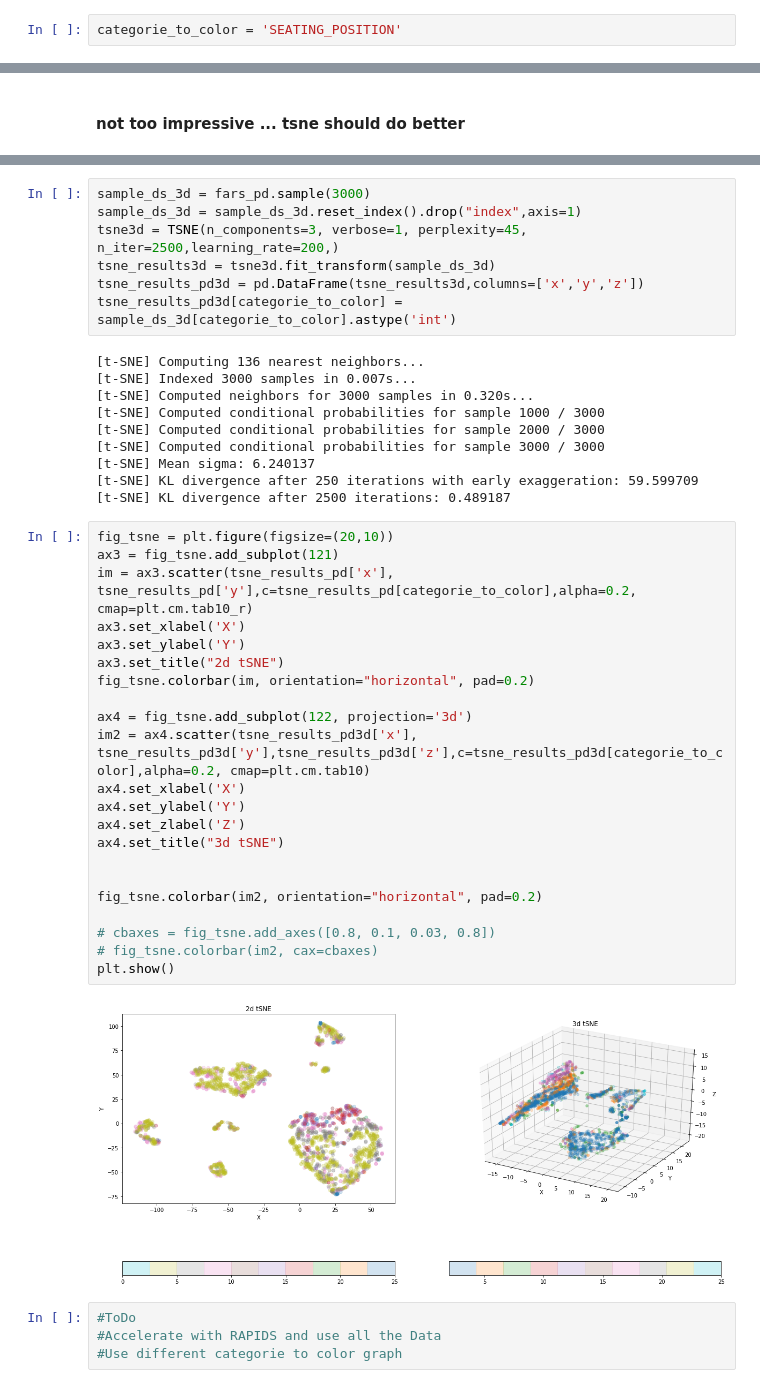
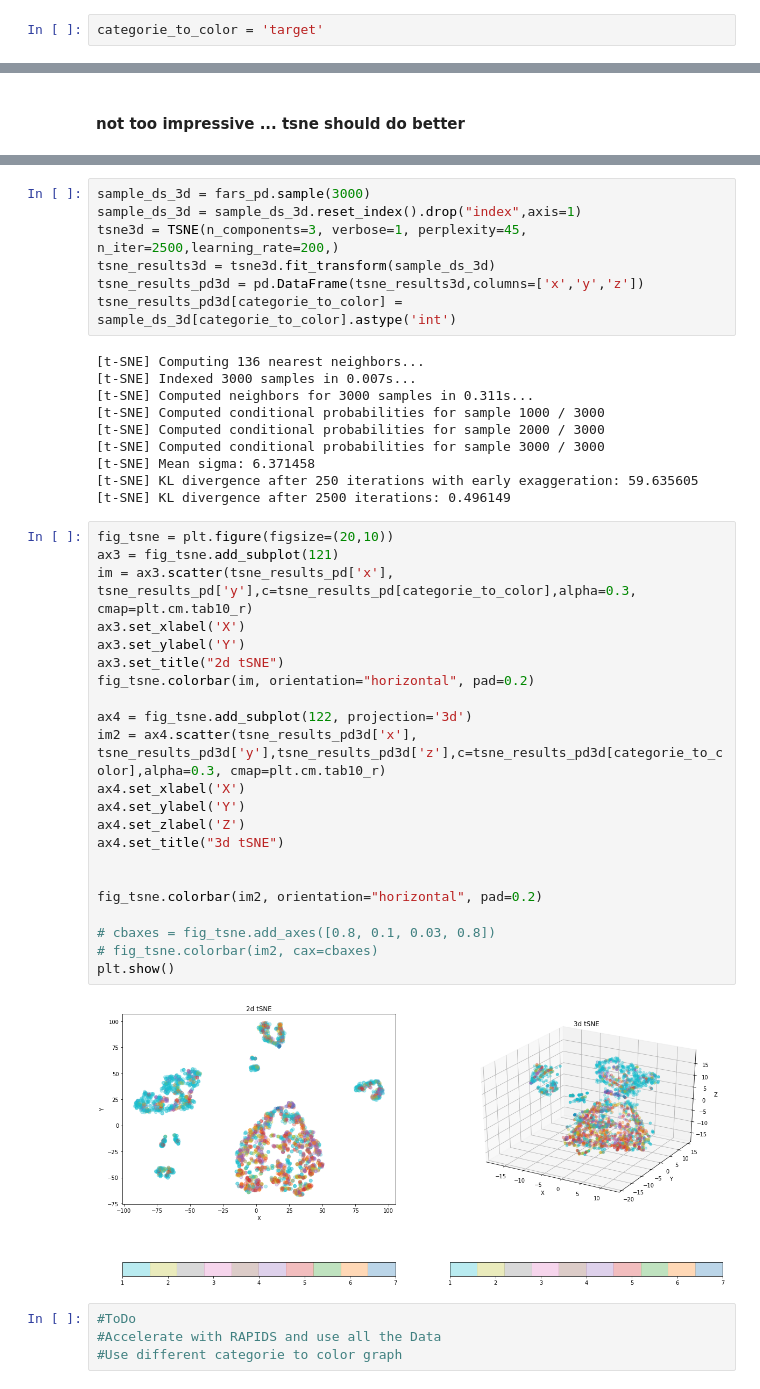
Before and after one commit to markste-in/dim_reduce, a Jupyter notebook: FARS.ipynb, the cells around one changed output, grey strips where cells are left out. Saved outputs shown, nothing was run; the diff lists cells and outputs as text.

```diff
--- a/FARS.ipynb
+++ b/FARS.ipynb
@@ -40,7 +42,7 @@ Index(['CASE_STATE', 'AGE', 'SEX', 'PERSON_TYPE', 'SEATING_POSITION',
        'RELATED_FACTOR_(3)-PERSON_LEVEL', 'RACE', 'target'],
       dtype='object')
 # %%
-categorie_to_color = 'SEATING_POSITION'
+categorie_to_color = 'target'
 # %% [markdown]
 #### Have a quick look
 # %%
@@ -120,37 +127,37 @@ tsne_results_pd3d[categorie_to_color] = sample_ds_3d[categorie_to_color].astype(
 # %% [output]
 [t-SNE] Computing 136 nearest neighbors...
 [t-SNE] Indexed 3000 samples in 0.007s...
-[t-SNE] Computed neighbors for 3000 samples in 0.320s...
+[t-SNE] Computed neighbors for 3000 samples in 0.311s...
 [t-SNE] Computed conditional probabilities for sample 1000 / 3000
 [t-SNE] Computed conditional probabilities for sample 2000 / 3000
 [t-SNE] Computed conditional probabilities for sample 3000 / 3000
-[t-SNE] Mean sigma: 6.240137
-[t-SNE] KL divergence after 250 iterations with early exaggeration: 59.599709
-[t-SNE] KL divergence after 2500 iterations: 0.489187
+[t-SNE] Mean sigma: 6.371458
+[t-SNE] KL divergence after 250 iterations with early exaggeration: 59.635605
+[t-SNE] KL divergence after 2500 iterations: 0.496149
 # %%
 fig_tsne = plt.figure(figsize=(20,10))
 ax3 = fig_tsne.add_subplot(121)
-im = ax3.scatter(tsne_results_pd['x'], tsne_results_pd['y'],c=tsne_results_pd[categorie_to_color],alpha=0.2, cmap=plt.cm.tab10_r)
+im = ax3.scatter(tsne_results_pd['x'], tsne_results_pd['y'],c=tsne_results_pd[categorie_to_color],alpha=0.3, cmap=plt.cm.tab10_r)
 ax3.set_xlabel('X')
 ax3.set_ylabel('Y')
 ax3.set_title("2d tSNE")
 fig_tsne.colorbar(im, orientation="horizontal", pad=0.2)
 
 ax4 = fig_tsne.add_subplot(122, projection='3d')
-im2 = ax4.scatter(tsne_results_pd3d['x'], tsne_results_pd3d['y'],tsne_results_pd3d['z'],c=tsne_results_pd3d[categorie_to_color],alpha=0.2, cmap=plt.cm.tab10)
+im2 = ax4.scatter(tsne_results_pd3d['x'], tsne_results_pd3d['y'],tsne_results_pd3d['z'],c=tsne_results_pd3d[categorie_to_color],alpha=0.3, cmap=plt.cm.tab10_r)
 ax4.set_xlabel('X')
 ax4.set_ylabel('Y')
 ax4.set_zlabel('Z')
 ax4.set_title("3d tSNE")
 
 
 fig_tsne.colorbar(im2, orientation="horizontal", pad=0.2)
 
 # cbaxes = fig_tsne.add_axes([0.8, 0.1, 0.03, 0.8])
 # fig_tsne.colorbar(im2, cax=cbaxes)
 plt.show()
 # %% [output]
-[figure, old version]
+[figure, new version]
 # %%
 #ToDo
 #Accelerate with RAPIDS and use all the Data
```
Also changed, not shown: parts of 5 cells of this notebook.
